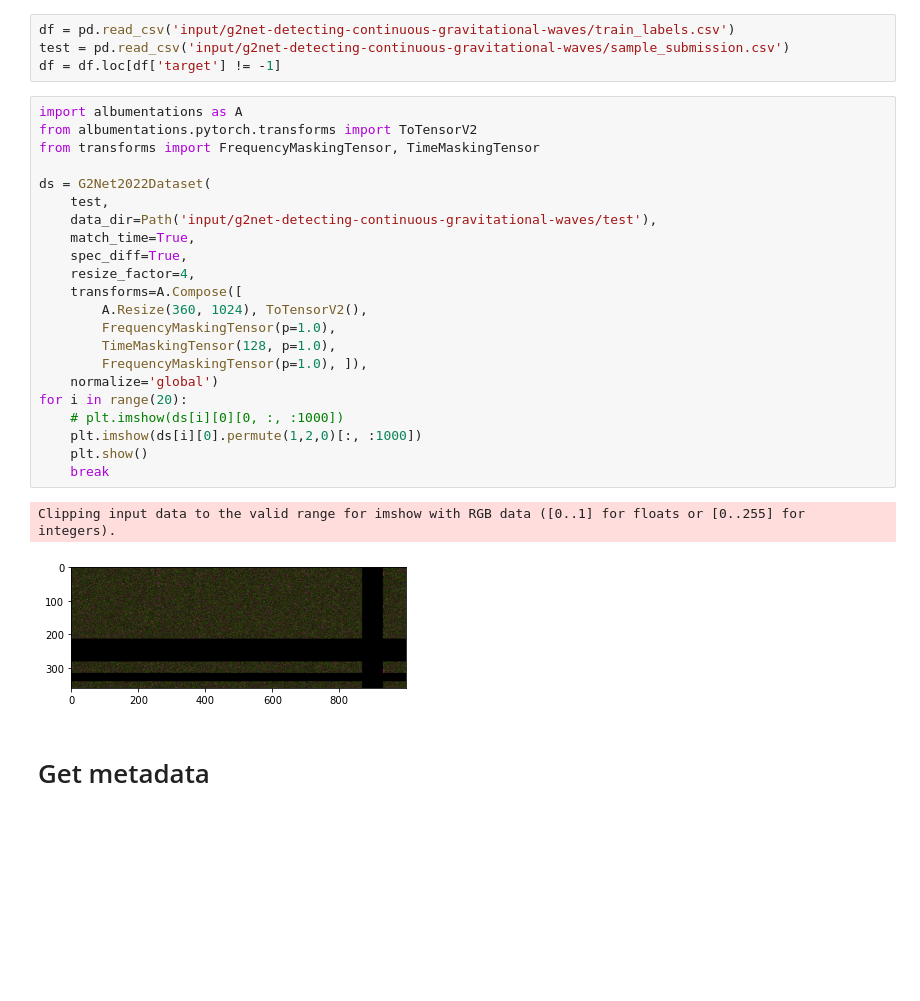
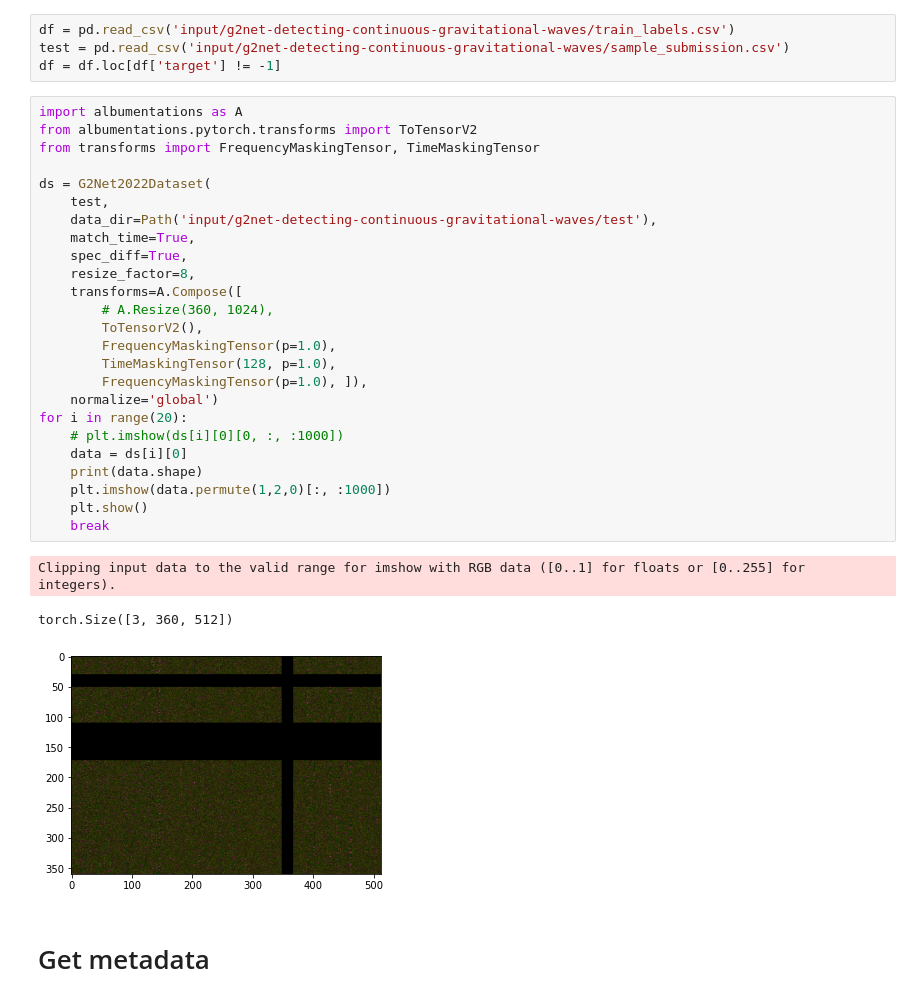
Before and after one commit to analokmaus/kaggle-g2net-2022-private, a Jupyter notebook: 01_eda.ipynb, the cells around one changed output. Drawn from its saved outputs; the diff is of its cells as text; blank space fills up the shorter version.

```diff
--- a/01_eda.ipynb
+++ b/01_eda.ipynb
@@ -18,28 +18,32 @@ df = df.loc[df['target'] != -1]
 # %%
 import albumentations as A
 from albumentations.pytorch.transforms import ToTensorV2
 from transforms import FrequencyMaskingTensor, TimeMaskingTensor
 
 ds = G2Net2022Dataset(
     test,
     data_dir=Path('input/g2net-detecting-continuous-gravitational-waves/test'),
     match_time=True,
     spec_diff=True,
-    resize_factor=4,
+    resize_factor=8,
     transforms=A.Compose([
-        A.Resize(360, 1024), ToTensorV2(),
+        # A.Resize(360, 1024),
+        ToTensorV2(),
         FrequencyMaskingTensor(p=1.0),
         TimeMaskingTensor(128, p=1.0),
         FrequencyMaskingTensor(p=1.0), ]),
     normalize='global')
 for i in range(20):
     # plt.imshow(ds[i][0][0, :, :1000])
-    plt.imshow(ds[i][0].permute(1,2,0)[:, :1000])
+    data = ds[i][0]
+    print(data.shape)
+    plt.imshow(data.permute(1,2,0)[:, :1000])
     plt.show()
     break
 # %% [output]
 Clipping input data to the valid range for imshow with RGB data ([0..1] for floats or [0..255] for integers).
+torch.Size([3, 360, 512])
-[figure, old version]
+[figure, new version]
 # %% [markdown]
 # Get metadata
 # %%
```
Also changed, not shown: 3 other files.
